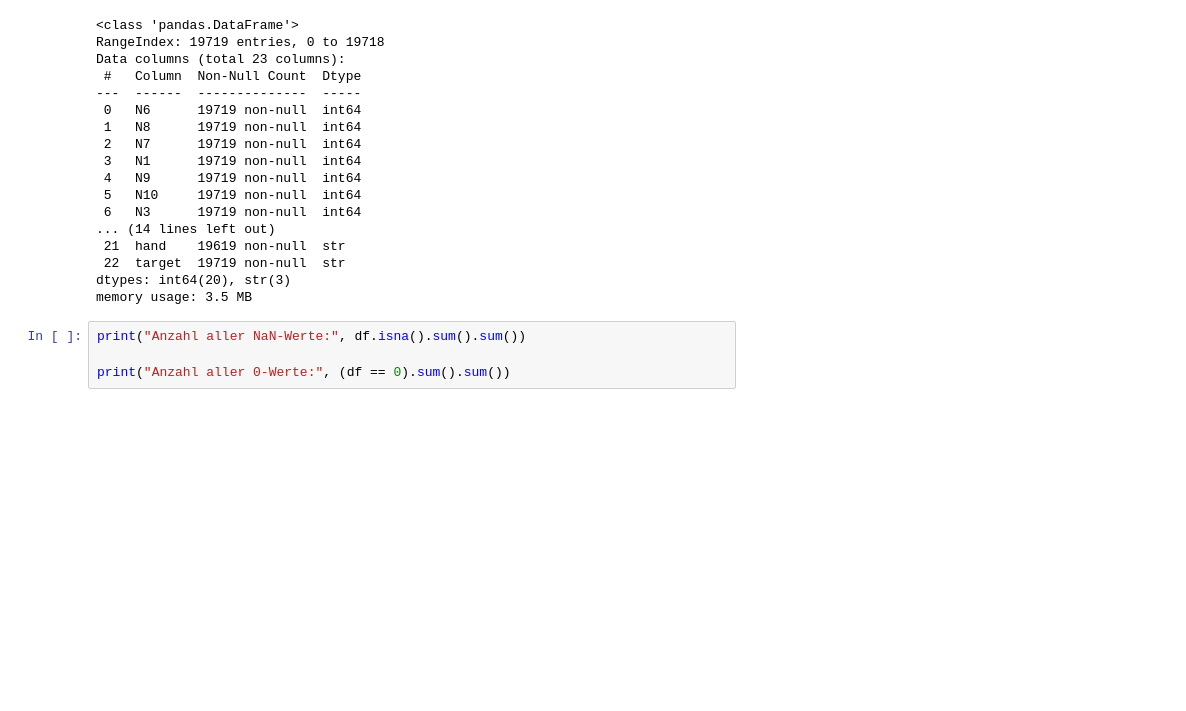
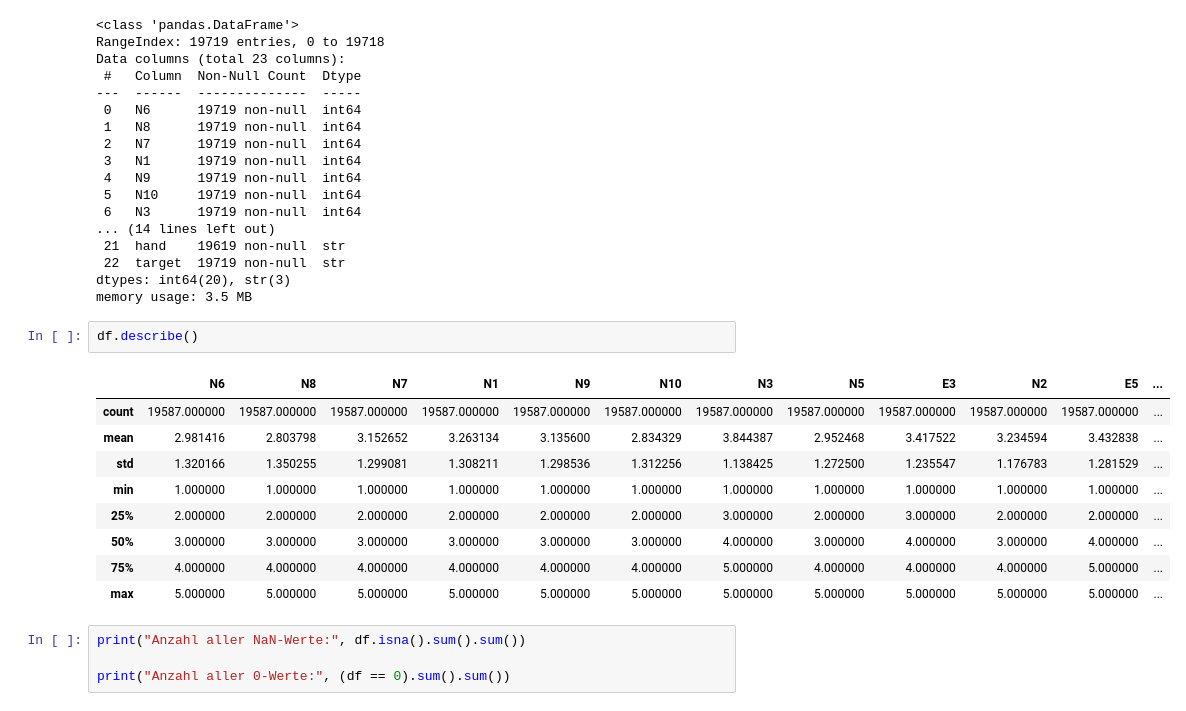
Before and after one commit to MaWeDu/big-five-personality, a Jupyter notebook: MP EDA Personality.ipynb, the cells around one changed output. Drawn from its saved outputs; the diff is of its cells as text; blank space fills up the shorter version.

```diff
--- a/MP EDA Personality.ipynb
+++ b/MP EDA Personality.ipynb
@@ -57,6 +57,18 @@ Data columns (total 23 columns):
  22  target  19719 non-null  str
 dtypes: int64(20), str(3)
 memory usage: 3.5 MB
+# %%
+df.describe()
+# %% [output]
+|  | N6 | N8 | N7 | N1 | N9 | N10 | N3 | N5 | E3 | N2 | E5 | ... |
+| count | 19587.000000 | 19587.000000 | 19587.000000 | 19587.000000 | 19587.000000 | 19587.000000 | 19587.000000 | 19587.000000 | 19587.000000 | 19587.000000 | 19587.000000 | ... |
+| mean | 2.981416 | 2.803798 | 3.152652 | 3.263134 | 3.135600 | 2.834329 | 3.844387 | 2.952468 | 3.417522 | 3.234594 | 3.432838 | ... |
+| std | 1.320166 | 1.350255 | 1.299081 | 1.308211 | 1.298536 | 1.312256 | 1.138425 | 1.272500 | 1.235547 | 1.176783 | 1.281529 | ... |
+| min | 1.000000 | 1.000000 | 1.000000 | 1.000000 | 1.000000 | 1.000000 | 1.000000 | 1.000000 | 1.000000 | 1.000000 | 1.000000 | ... |
+| 25% | 2.000000 | 2.000000 | 2.000000 | 2.000000 | 2.000000 | 2.000000 | 3.000000 | 2.000000 | 3.000000 | 2.000000 | 2.000000 | ... |
+| 50% | 3.000000 | 3.000000 | 3.000000 | 3.000000 | 3.000000 | 3.000000 | 4.000000 | 3.000000 | 4.000000 | 3.000000 | 4.000000 | ... |
+| 75% | 4.000000 | 4.000000 | 4.000000 | 4.000000 | 4.000000 | 4.000000 | 5.000000 | 4.000000 | 4.000000 | 4.000000 | 5.000000 | ... |
+| max | 5.000000 | 5.000000 | 5.000000 | 5.000000 | 5.000000 | 5.000000 | 5.000000 | 5.000000 | 5.000000 | 5.000000 | 5.000000 | ... |
 # %%
 print("Anzahl aller NaN-Werte:", df.isna().sum().sum())
 
```
Also changed, not shown: parts of 12 cells of this notebook, 1 other file.
